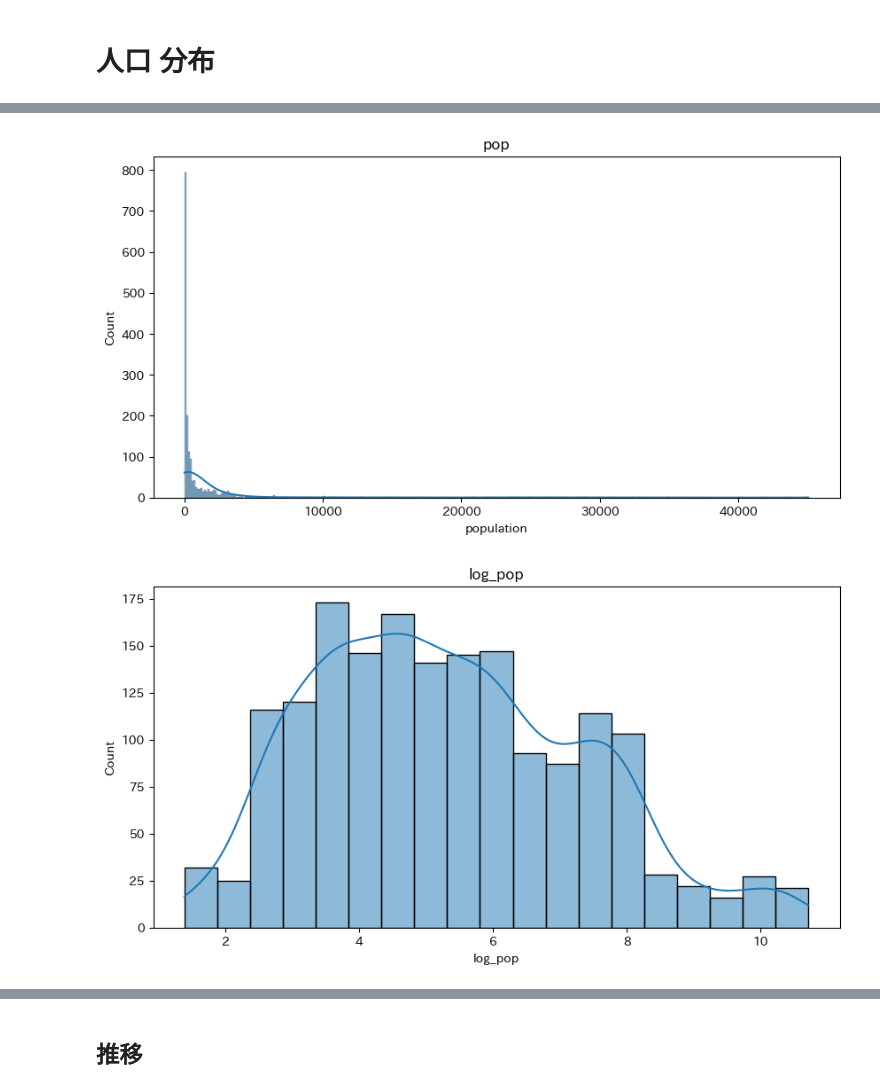
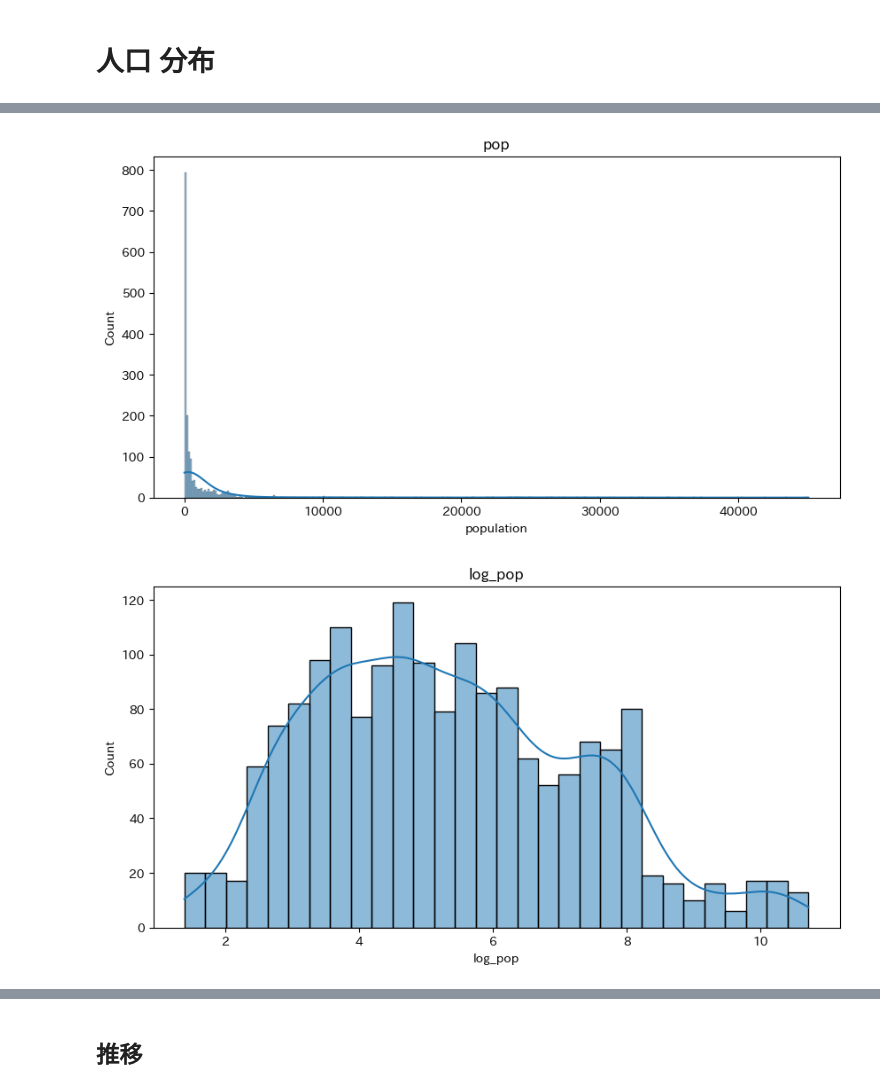
Before and after one commit to Keisei-Akiya/bridge-straw-effects, a Jupyter notebook: src/visualization/distribution/population.ipynb, the cells around one changed output, grey strips where cells are left out. Saved outputs shown, nothing was run; the diff lists cells and outputs as text; code cells hidden in the pictures.

```diff
--- a/src/visualization/distribution/population.ipynb
+++ b/src/visualization/distribution/population.ipynb
@@ -37,17 +17,17 @@ log_pop_star = df['log_pop_star']
 # %%
 plt.figure(figsize=(10, 5))
 
 sns.histplot(pop, kde=True)
 plt.title('pop')
 plt.show()
 
 plt.figure(figsize=(10, 5))
-sns.histplot(log_pop, kde=True)
+sns.histplot(log_pop, kde=True, bins=30)
 plt.title('log_pop')
 plt.show()
 # %% [output]
 [figure]
-[figure, old version]
+[figure, new version]
 # %%
 plt.figure(figsize=(10, 5))
 sns.histplot(pop_star, kde=True)
```
Also changed, not shown: parts of 5 cells of this notebook, 29 other files.
